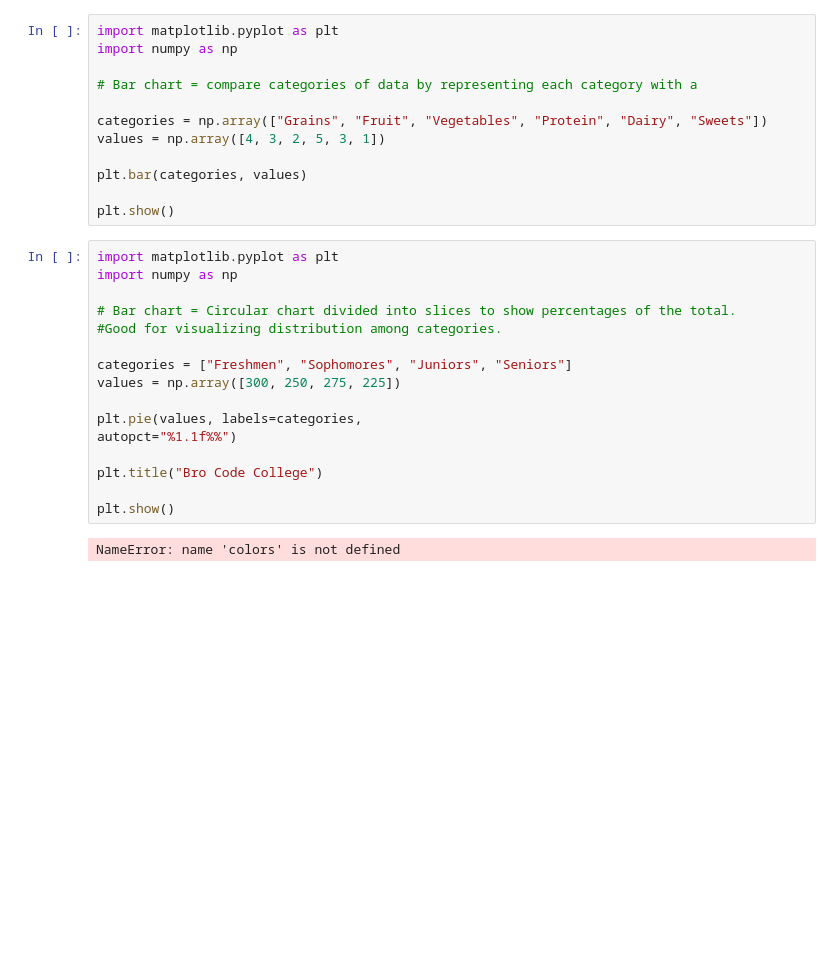
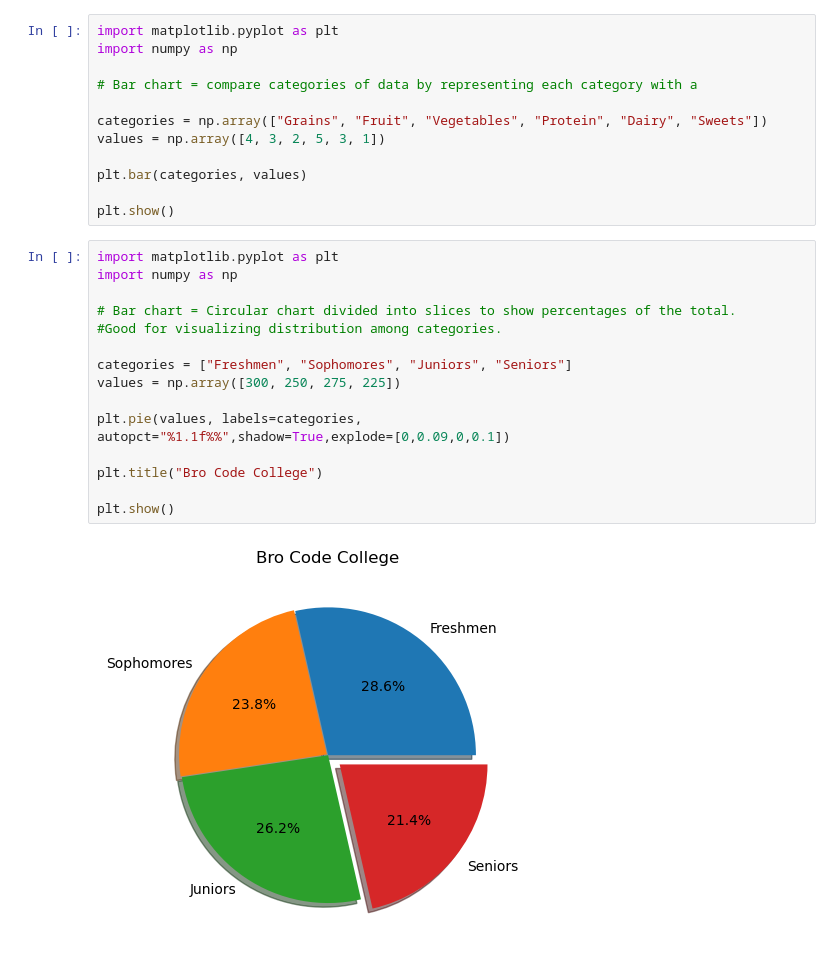
Before and after one commit to AhmerIjaz639/Python_projects, a Jupyter notebook: Machine_learning/Matplotlib/brocode.ipynb, the cells around one changed output. Drawn from its saved outputs; the diff is of its cells as text; blank space fills up the shorter version.

```diff
--- a/Machine_learning/Matplotlib/brocode.ipynb
+++ b/Machine_learning/Matplotlib/brocode.ipynb
@@ -77,18 +77,18 @@ plt.show()
 # %%
 import matplotlib.pyplot as plt
 import numpy as np
 
 # Bar chart = Circular chart divided into slices to show percentages of the total.
 #Good for visualizing distribution among categories.
 
 categories = ["Freshmen", "Sophomores", "Juniors", "Seniors"]
 values = np.array([300, 250, 275, 225])
 
 plt.pie(values, labels=categories,
-autopct="%1.1f%%")
+autopct="%1.1f%%",shadow=True,explode=[0,0.09,0,0.1])
 
 plt.title("Bro Code College")
 
 plt.show()
 # %% [output]
-NameError: name 'colors' is not defined
+[figure, added]
```
